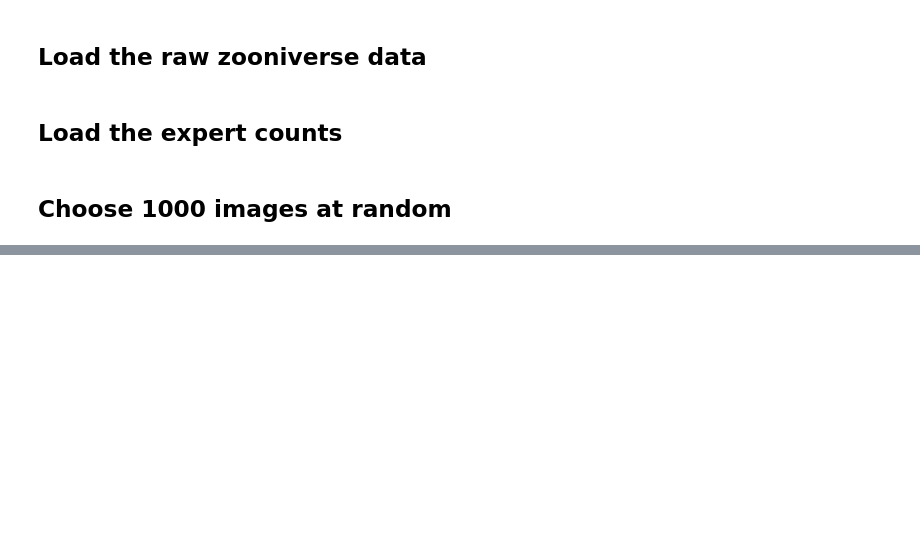
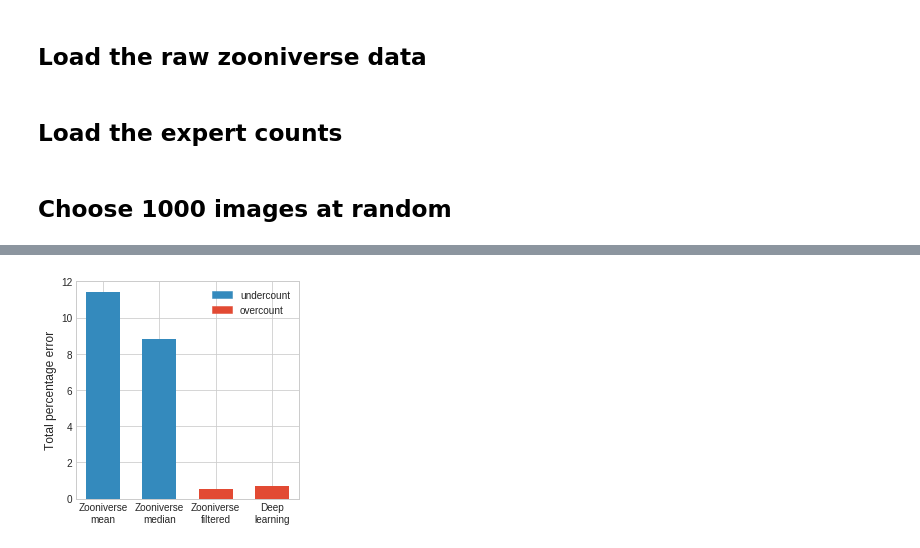
Before and after one commit to ctorney/deepWildCount, a Jupyter notebook: analysis/zooniverse.ipynb, the cells around one changed output, grey strips where cells are left out. Saved outputs shown, nothing was run; the diff lists cells and outputs as text; code cells hidden in the pictures; blank space fills up the shorter version.

Commit message:
figure editing

```diff
--- a/analysis/zooniverse.ipynb
+++ b/analysis/zooniverse.ipynb
@@ -457,0 +162,10 @@ plt.savefig('errorvcount.png', bbox_inches='tight',dpi=300)
+# %%
+c=10
+exp_total = np.sum(exp_count)
+minERR=100000
+for i in range(16-c):
+    thisMean = np.sum(np.mean(zoo_count[:,:,i:i+c],axis=2),axis=1)
+    ERR = ((np.mean(np.power(thisMean-exp_count,2)))**0.5)
+    if minERR>ERR:
+        minERR=ERR
+        best_i=i
@@ -457,0 +174,8 @@ plt.savefig('errorvcount.png', bbox_inches='tight',dpi=300)
+# %%
+# zoo count is an array images x tiles x counters
+# we first aggregate the counters somehow (mean,max,etc) then sum over tiles
+zoo_mean=np.sum(np.mean(zoo_count,axis=2),axis=1)
+zoo_med=np.sum(np.median(zoo_count,axis=2),axis=1)
+zoo_filt10=np.sum(np.mean(zoo_count[:,:,best_i:best_i+10],axis=2),axis=1)
+zoo_max=np.sum(zoo_count[:,:,14],axis=1)
+zoo_min=np.sum(zoo_count[:,:,0],axis=1)
@@ -457,0 +184,4 @@ plt.savefig('errorvcount.png', bbox_inches='tight',dpi=300)
+# %%
+yolo_data = pd.read_csv('count-2015-tuned-error-threshold.txt')
+yolo = yolo_data['yolo'].values
+yolo_expert = yolo_data['expert'].values
@@ -457,0 +230,24 @@ plt.savefig('errorvcount.png', bbox_inches='tight',dpi=300)
+# %%
+import matplotlib.patches as mpatches
+plt.style.use('seaborn-whitegrid')
+
+colors = plt.rcParams["axes.prop_cycle"].by_key()["color"]
+
+x = np.arange(4)
+zmean =  100*(np.sum(zoo_mean)-exp_total)/exp_total
+zmed = 100*(np.sum(zoo_med)-exp_total)/exp_total
+zfilt10 =  100*(np.sum(zoo_filt10)-exp_total)/exp_total
+yoloerr = 100*(np.sum(yolo)-np.sum(yolo_expert))/np.sum(yolo_expert)
+counterr = [abs(zmean),abs(zmed),abs(zfilt10),yoloerr]
+plt.figure(figsize=(4,4))
+plt.bar(x, counterr, width=0.6,color=[colors[1],colors[1],colors[0],colors[0]])
+
+
+red_patch = mpatches.Patch(color=colors[0], label='overcount')
+blue_patch = mpatches.Patch(color=colors[1], label='undercount')
+plt.legend(handles=[blue_patch, red_patch])
+plt.ylabel('Total percentage error')
+plt.xticks(x, ('Zooniverse\nmean', 'Zooniverse\nmedian', 'Zooniverse\nfiltered',  'Deep\nlearning'))
+plt.savefig('tot_err.png', bbox_inches='tight',dpi=300)
+# %% [output]
+[figure, added]
```
Also changed, not shown: parts of 44 cells of this notebook.
